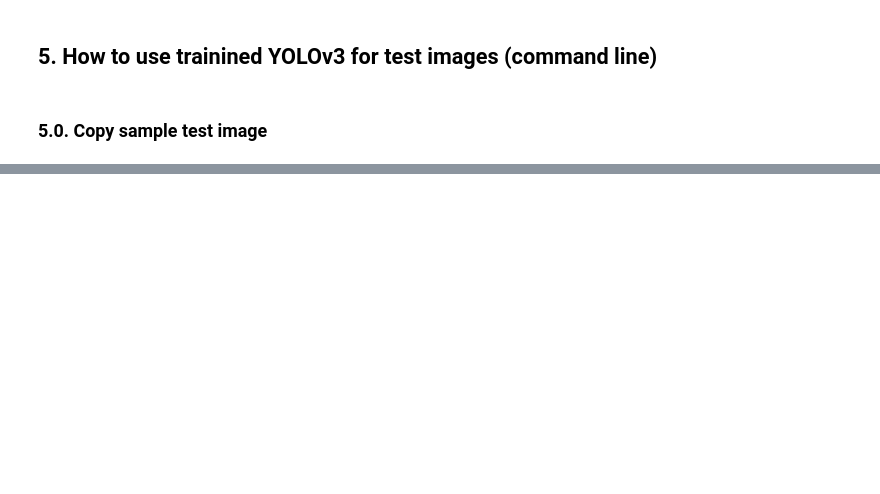
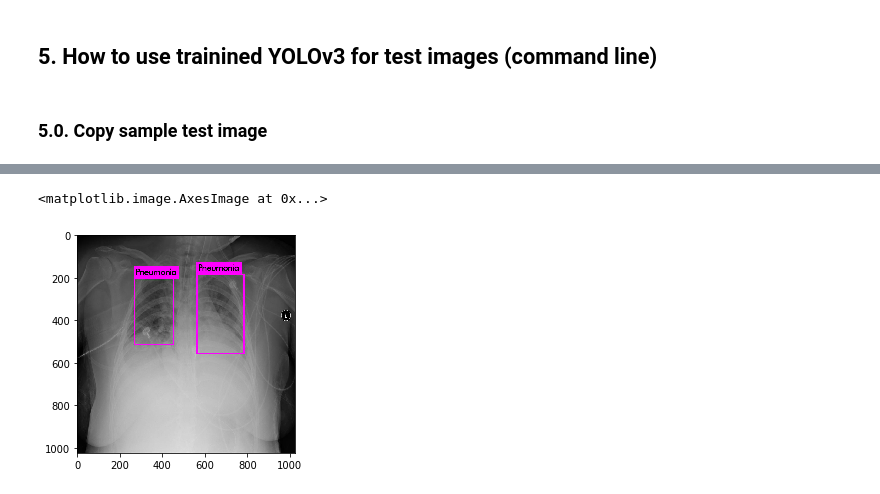
Before and after one commit to lauvshree/DataScienceProjects, a Jupyter notebook: YOLOv3_RSNA_Starting_Notebook.ipynb, the cells around one changed output, grey strips where cells are left out. Cells and saved outputs as stored; diff of their text form; code cells hidden in the pictures; blank space fills up the shorter version.

```diff
--- a/YOLOv3_RSNA_Starting_Notebook.ipynb
+++ b/YOLOv3_RSNA_Starting_Notebook.ipynb
@@ -271,0 +313,5 @@ pd.DataFrame(submit_dict).to_csv(submit_file_path, index=False)
+# %%
+plt.imshow(cv2.imread("predictions.jpg"))
+# %% [output]
+<matplotlib.image.AxesImage at 0x...>
+[figure, added]
```
Also changed, not shown: parts of 29 cells of this notebook, 1 other file.
